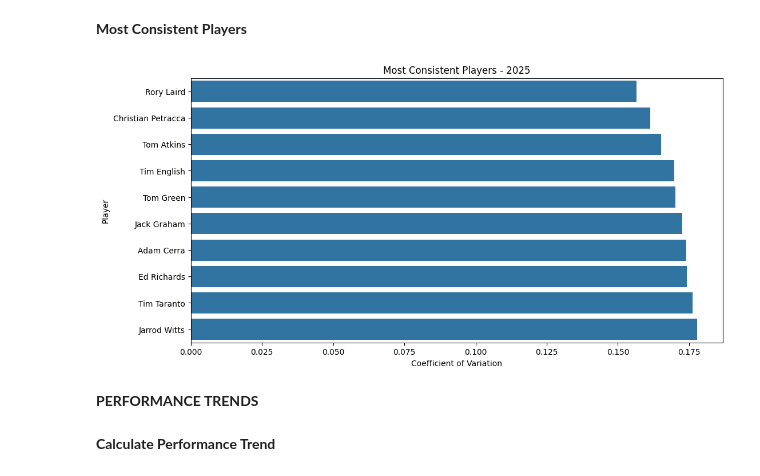
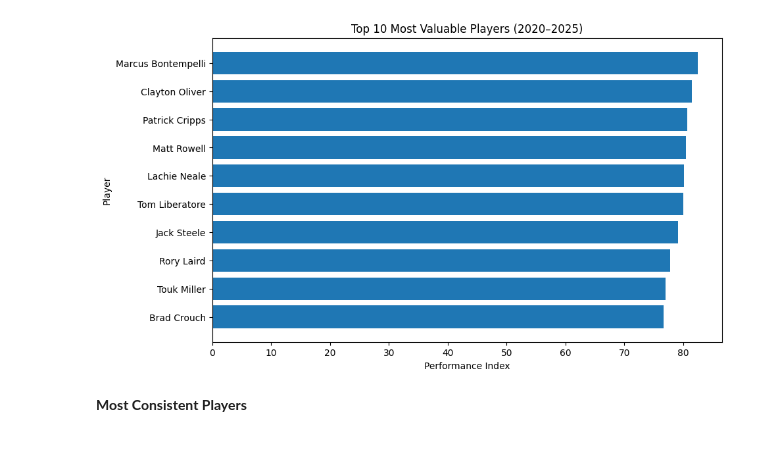
Before and after one commit to RidaFatima1467/Academy-work, a Jupyter notebook: week 2/Day 4/Day4_AFL_Analysis.ipynb, the cells around one changed output. Saved outputs shown, nothing was run; the diff lists cells and outputs as text; code cells hidden in the pictures; blank space fills up the shorter version.

```diff
--- a/week 2/Day 4/Day4_AFL_Analysis.ipynb
+++ b/week 2/Day 4/Day4_AFL_Analysis.ipynb
@@ -347,4 +96,0 @@ Duplicates in df3: 10
-# %%
-df1 = df1.drop_duplicates().copy()
-df2 = df2.drop_duplicates().copy()
-df3 = df3.drop_duplicates().copy()
@@ -698,0 +218,24 @@ plt.show()
+# %%
+for feature in features:
+    player_stats[feature + "_normalized"] = (
+        (player_stats[feature] - player_stats[feature].min()) /
+        (player_stats[feature].max() - player_stats[feature].min())
+    )
+# %%
+player_stats["Performance_Index"] = (
+    player_stats[
+        [
+            "Goals_per_Game_normalized",
+            "Fantasy_Points_per_Game_normalized",
+            "Tackles_per_Game_normalized",
+            "Clearances_per_Game_normalized",
+            "Disposals_per_Game_normalized",
+            "Contested_Possessions_per_Game_normalized"
+        ]
+    ].mean(axis=1) * 100
+)
+# %%
+top_10 = player_stats.sort_values(
+    "Performance_Index",
+    ascending=False
+).head(10)
@@ -699,23 +268,20 @@ plt.show()
+# %%
+top_10_plot = top_10.sort_values(
+    "Performance_Index"
+)
+plt.figure(figsize=(10, 6))
+
+plt.barh(
+    top_10_plot["player_name"],
+    top_10_plot["Performance_Index"]
+)
+
+plt.xlabel("Performance Index")
+plt.ylabel("Player")
+plt.title("Top 10 Most Valuable Players (2020–2025)")
+
+plt.show()
+# %% [output]
+[figure, added]
 # %% [markdown]
 **Most Consistent Players**
-# %%
-top_consistent = consistent_players.head(10)
-
-plt.figure(figsize=(12, 6))
-
-sns.barplot(
-    data=top_consistent,
-    x='cv',
-    y='player_name'
-)
-
-plt.title('Most Consistent Players - 2025')
-plt.xlabel('Coefficient of Variation')
-plt.ylabel('Player')
-plt.show()
-# %% [output]
-[figure, removed]
-# %% [markdown]
-**PERFORMANCE TRENDS**
-# %% [markdown]
-**Calculate Performance Trend**
```
Also changed, not shown: parts of 177 cells of this notebook, 8 other files.
